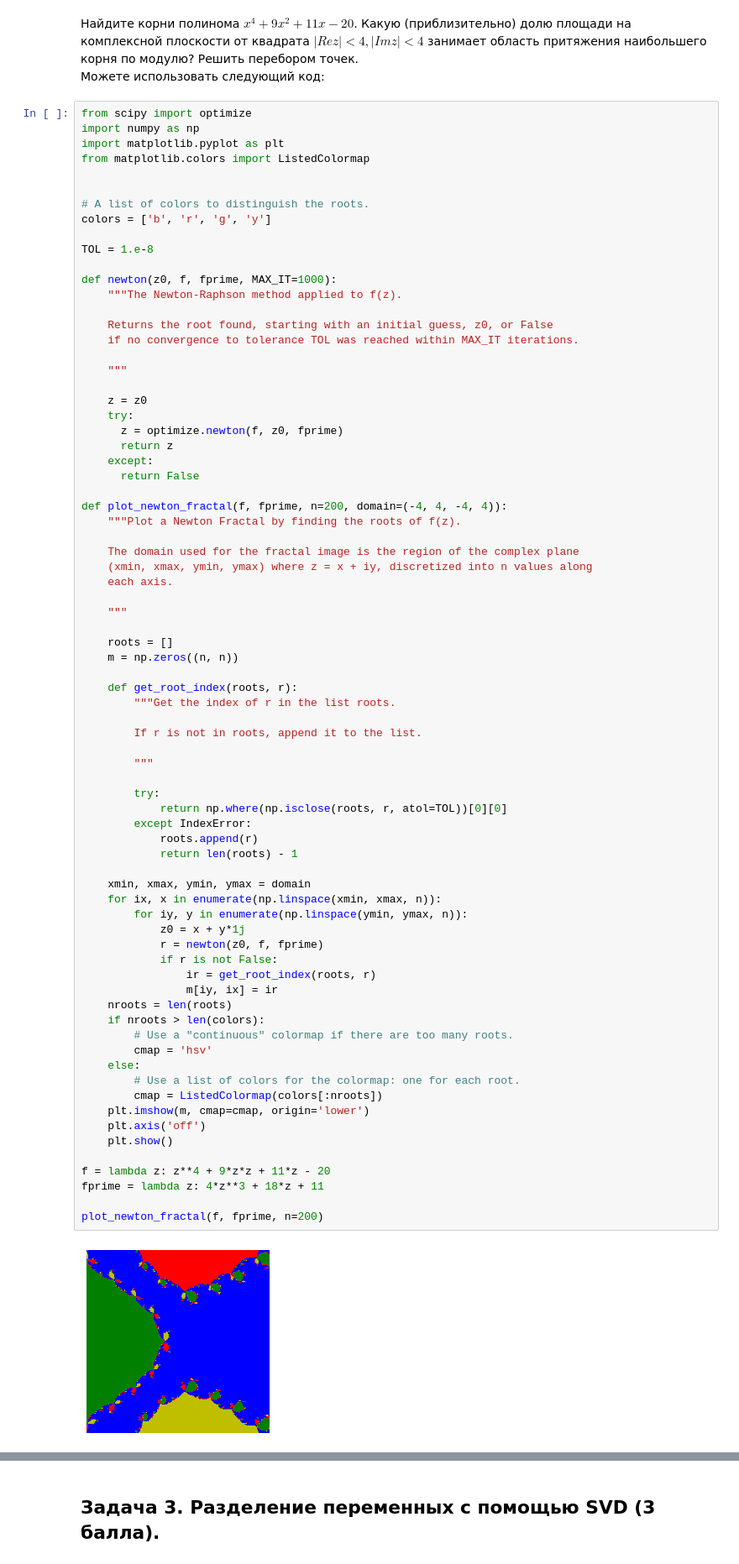
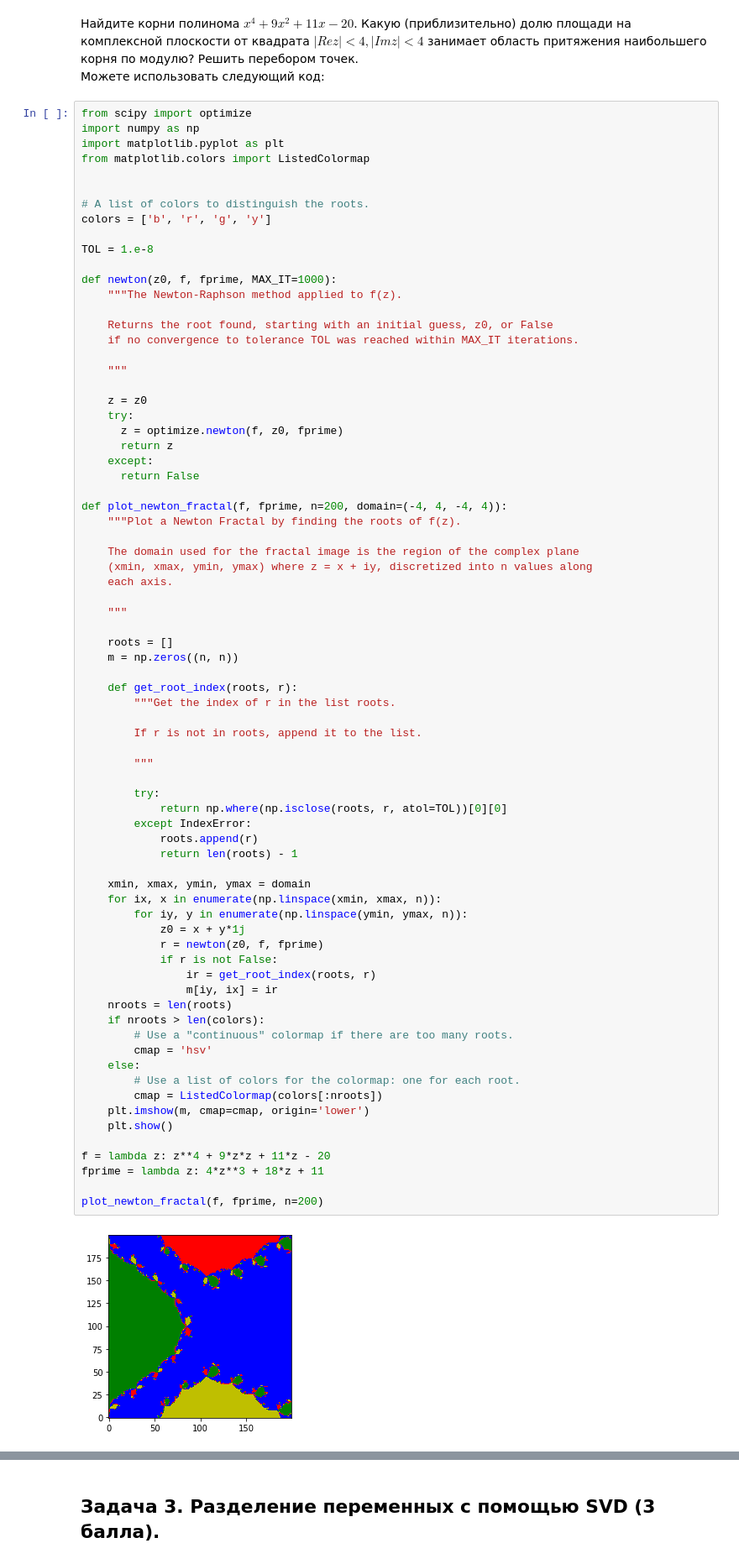
Before and after one commit to nalsur-veallam/Python, a Jupyter notebook: comp_math/Mallaev_2_B02-005.ipynb, the cells around one changed output, grey strips where cells are left out. Shown at 84% size. Cells and saved outputs as stored; diff of their text form.

```diff
--- a/comp_math/Mallaev_2_B02-005.ipynb
+++ b/comp_math/Mallaev_2_B02-005.ipynb
@@ -141,32 +185,31 @@ def plot_newton_fractal(f, fprime, n=200, domain=(-4, 4, -4, 4)):
 
         try:
             return np.where(np.isclose(roots, r, atol=TOL))[0][0]
         except IndexError:
             roots.append(r)
             return len(roots) - 1
 
     xmin, xmax, ymin, ymax = domain
     for ix, x in enumerate(np.linspace(xmin, xmax, n)):
         for iy, y in enumerate(np.linspace(ymin, ymax, n)):
             z0 = x + y*1j
             r = newton(z0, f, fprime)
             if r is not False:
                 ir = get_root_index(roots, r)
                 m[iy, ix] = ir
     nroots = len(roots)
     if nroots > len(colors):
         # Use a "continuous" colormap if there are too many roots.
         cmap = 'hsv'
     else:
         # Use a list of colors for the colormap: one for each root.
         cmap = ListedColormap(colors[:nroots])
     plt.imshow(m, cmap=cmap, origin='lower')
-    plt.axis('off')
     plt.show()
 
 f = lambda z: z**4 + 9*z*z + 11*z - 20
 fprime = lambda z: 4*z**3 + 18*z + 11
 
 plot_newton_fractal(f, fprime, n=200)
 # %% [output]
-[figure, old version]
+[figure, new version]
```
Also changed, not shown: parts of 9 cells of this notebook.
